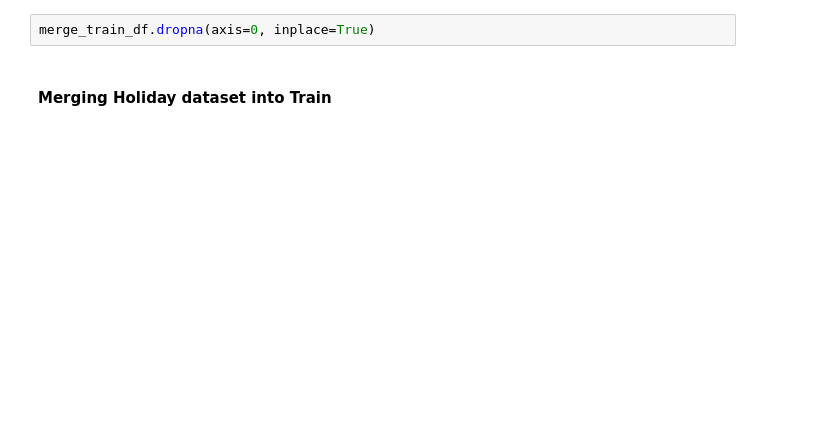
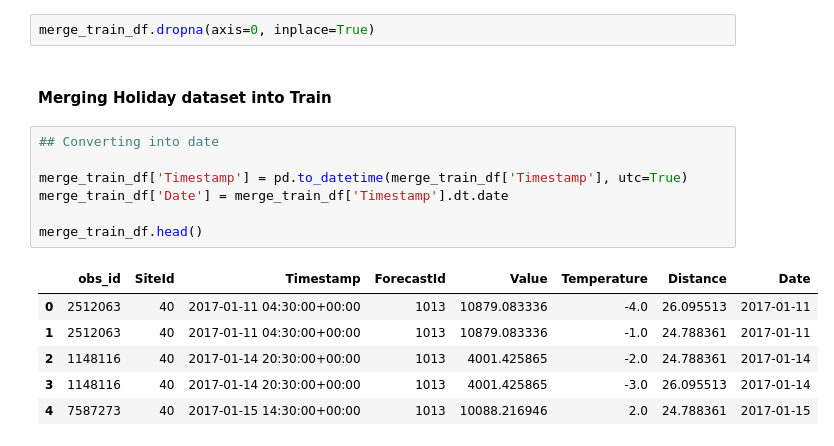
Before and after one commit to Melbinmatheew/Energy-Consumption-Forcasting, a Jupyter notebook: Notebooks/Data overview.ipynb, the cells around one changed output. Drawn from its saved outputs; the diff is of its cells as text; blank space fills up the shorter version.

```diff
--- a/Notebooks/Data overview.ipynb
+++ b/Notebooks/Data overview.ipynb
@@ -298,3 +299,17 @@ dtype: int64
 merge_train_df.dropna(axis=0, inplace=True)
 # %% [markdown]
 #### Merging Holiday dataset into Train
+# %%
+## Converting into date
+
+merge_train_df['Timestamp'] = pd.to_datetime(merge_train_df['Timestamp'], utc=True)
+merge_train_df['Date'] = merge_train_df['Timestamp'].dt.date
+
+merge_train_df.head()
+# %% [output]
+|  | obs_id | SiteId | Timestamp | ForecastId | Value | Temperature | Distance | Date |
+| 0 | 2512063 | 40 | 2017-01-11 04:30:00+00:00 | 1013 | 10879.083336 | -4.0 | 26.095513 | 2017-01-11 |
+| 1 | 2512063 | 40 | 2017-01-11 04:30:00+00:00 | 1013 | 10879.083336 | -1.0 | 24.788361 | 2017-01-11 |
+| 2 | 1148116 | 40 | 2017-01-14 20:30:00+00:00 | 1013 | 4001.425865 | -2.0 | 24.788361 | 2017-01-14 |
+| 3 | 1148116 | 40 | 2017-01-14 20:30:00+00:00 | 1013 | 4001.425865 | -3.0 | 26.095513 | 2017-01-14 |
+| 4 | 7587273 | 40 | 2017-01-15 14:30:00+00:00 | 1013 | 10088.216946 | 2.0 | 24.788361 | 2017-01-15 |
```
Also changed, not shown: parts of 10 cells of this notebook.
